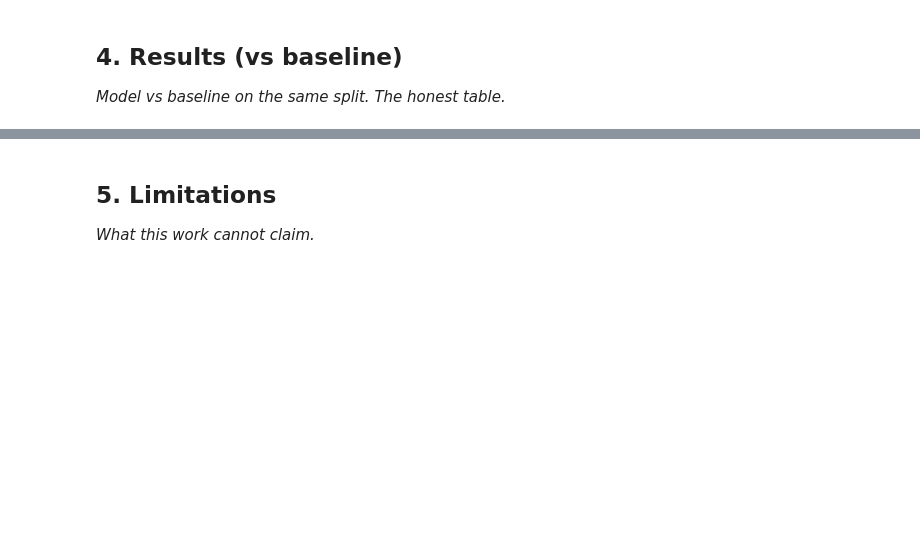
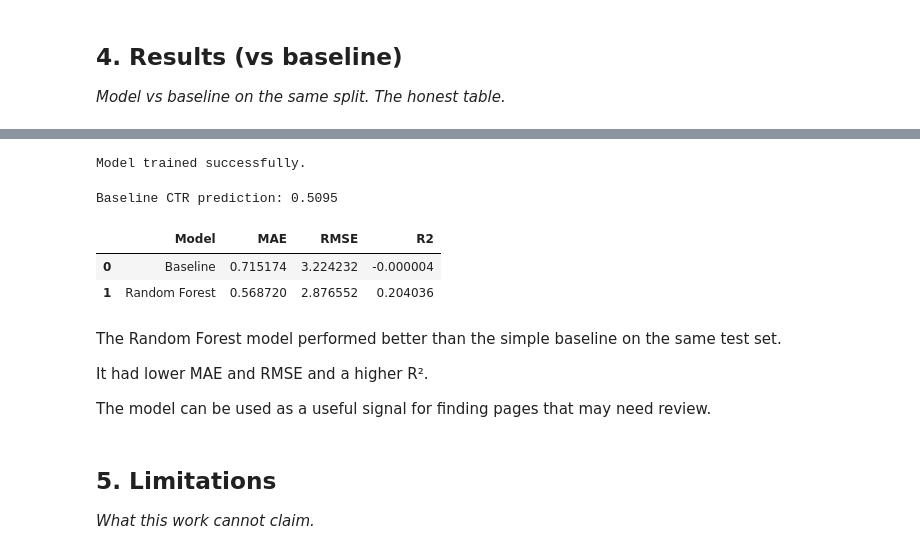
Before and after one commit to adithyajupally/flyrank-ml-internship-jupally, a Jupyter notebook: work/notebooks/capstone.ipynb, the cells around one changed output, grey strips where cells are left out. Saved outputs shown, nothing was run; the diff lists cells and outputs as text; code cells hidden in the pictures; blank space fills up the shorter version.

```diff
--- a/work/notebooks/capstone.ipynb
+++ b/work/notebooks/capstone.ipynb
@@ -25,3 +184,70 @@ This skeleton is yours to fill. Work the sections **in order** — each one has
+# %%
+# Fill missing numeric values
+numeric_transformer = Pipeline([("imputer", SimpleImputer(strategy="median"))])
+
+# Fill missing text values and convert text to numbers
+categorical_transformer = Pipeline([
+    ("imputer", SimpleImputer(strategy="most_frequent")),
+    ("onehot", OneHotEncoder(handle_unknown="ignore"))
+])
+
+preprocessor = ColumnTransformer([
+    ("num", numeric_transformer, numeric_features),
+    ("cat", categorical_transformer, categorical_features)
+])
+
+# Tree-based regression model
+model = RandomForestRegressor(n_estimators=200,random_state=42,n_jobs=-1)
+
+model_pipeline = Pipeline([("preprocessor", preprocessor),("model", model)])
+
+model_pipeline.fit(X_train, y_train)
+
+y_pred = model_pipeline.predict(X_test)
+
+print("Model trained successfully.")
+# %% [output]
+Model trained successfully.
+# %%
+# Simple baseline: predict the average training CTR for every test row
+baseline_prediction = y_train.mean()
+
+y_baseline = [baseline_prediction] * len(y_test)
+
+print("Baseline CTR prediction:", round(baseline_prediction, 4))
+# %% [output]
+Baseline CTR prediction: 0.5095
+# %%
+import numpy as np
+
+# ML model metrics
+model_mae = mean_absolute_error(y_test, y_pred)
+model_rmse = np.sqrt(mean_squared_error(y_test, y_pred))
+model_r2 = r2_score(y_test, y_pred)
+
+# Baseline metrics
+baseline_mae = mean_absolute_error(y_test, y_baseline)
+baseline_rmse = np.sqrt(mean_squared_error(y_test, y_baseline))
+baseline_r2 = r2_score(y_test, y_baseline)
+
+# Results table
+results = pd.DataFrame({
+    "Model": ["Baseline", "Random Forest"],
+    "MAE": [baseline_mae, model_mae],
+    "RMSE": [baseline_rmse, model_rmse],
+    "R2": [baseline_r2, model_r2]
+})
+results
+# %% [output]
+|  | Model | MAE | RMSE | R2 |
+| 0 | Baseline | 0.715174 | 3.224232 | -0.000004 |
+| 1 | Random Forest | 0.568720 | 2.876552 | 0.204036 |
+# %% [markdown]
+The Random Forest model performed better than the simple baseline on the same test set.
+
+It had lower MAE and RMSE and a higher R².
+
+The model can be used as a useful signal for finding pages that may need review.
 # %% [markdown]
 ## 5. Limitations
 
```
Also changed, not shown: parts of 16 cells of this notebook.
